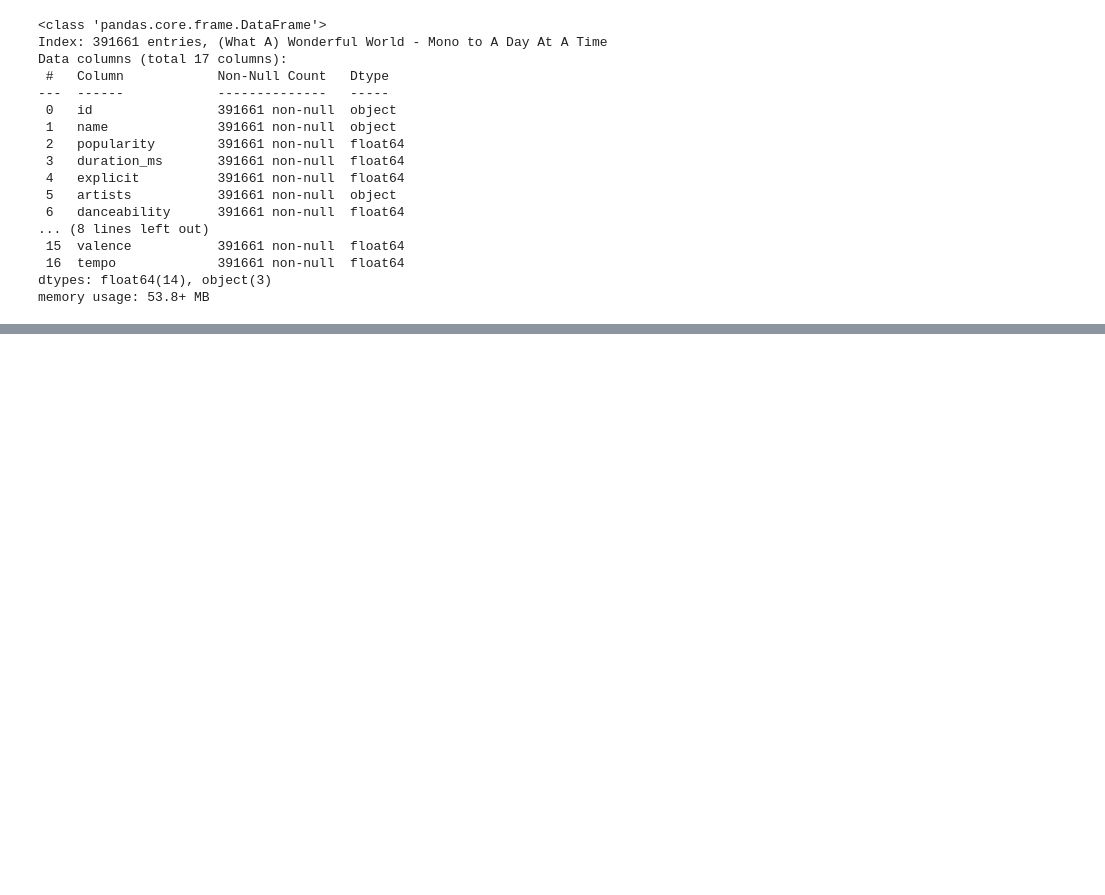
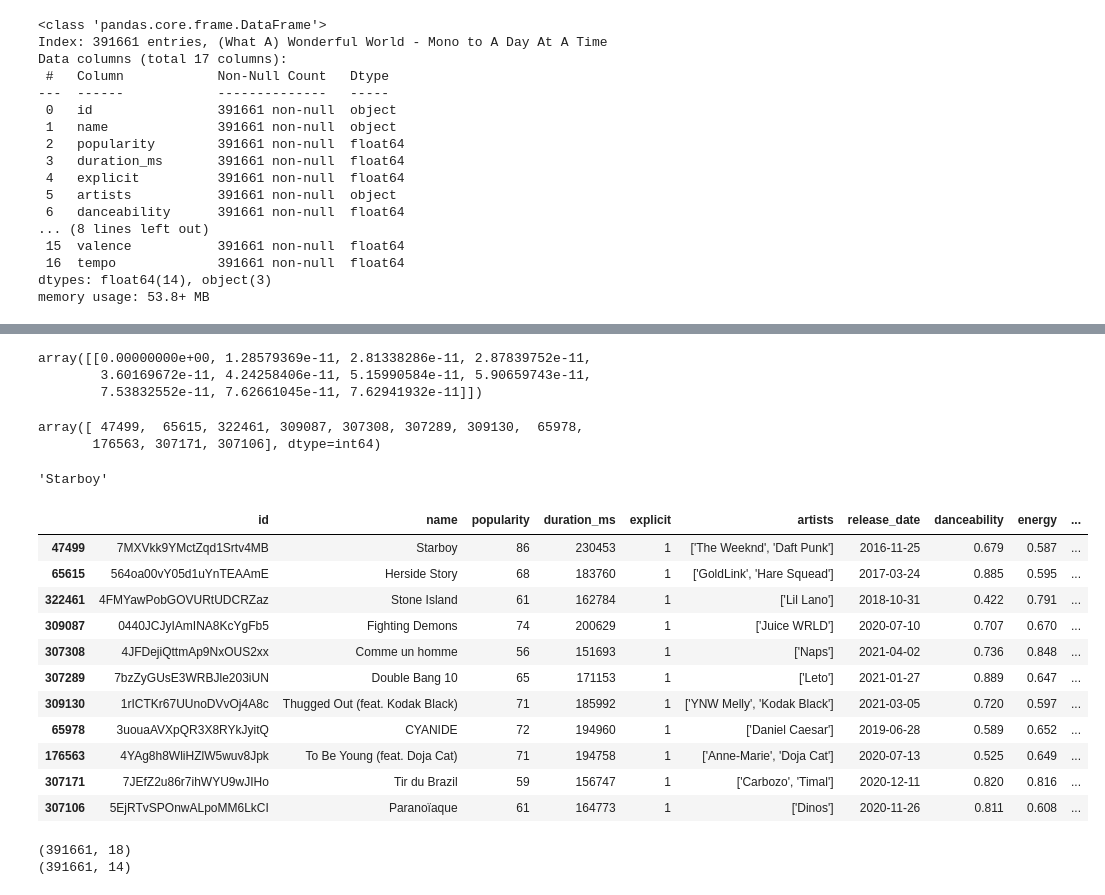
Before and after one commit to junipear21/capstone-group-8-Spotify, a Jupyter notebook: Machine_Learning/Final_KNN_Song_Recommender.ipynb, the cells around one changed output, grey strips where cells are left out. Cells and saved outputs as stored; diff of their text form; code cells hidden in the pictures; blank space fills up the shorter version.

Commit message:
Final Final Recommender, two CSV files, and h5 file

```diff
--- a/Machine_Learning/Final_KNN_Song_Recommender.ipynb
+++ b/Machine_Learning/Final_KNN_Song_Recommender.ipynb
@@ -75,3 +75,5 @@ Data columns (total 18 columns):
  17  tempo             509268 non-null  float64
 dtypes: float64(9), int64(5), object(4)
 memory usage: 69.9+ MB
+# %%
+KNN_top_tracks_alpha=KNN_top_tracks_alpha.drop_duplicates(subset=['name']).reset_index(drop=True)
@@ -171,6 +177,6 @@ memory usage: 53.8+ MB
 # %%
 # Use the standard scaler on the metrics
 
-KNN_top_tracks_proc[['popularity', 'danceability', 'loudness', 'tempo', 'energy', 'key', 'mode', 'speechiness', 'acousticness', 'instrumentalness', 'instrumentalness', 'valence']]=StandardScaler().fit_transform(KNN_top_tracks_proc[['popularity', 'danceability', 'loudness', 'tempo', 'energy', 'key', 'mode', 'speechiness', 'acousticness', 'instrumentalness', 'instrumentalness', 'valence']])
+#KNN_top_tracks_proc[['popularity', 'danceability', 'loudness', 'tempo', 'energy', 'key', 'mode', 'speechiness', 'acousticness', 'instrumentalness', 'instrumentalness', 'valence']]=StandardScaler().fit_transform(KNN_top_tracks_proc[['popularity', 'danceability', 'loudness', 'tempo', 'energy', 'key', 'mode', 'speechiness', 'acousticness', 'instrumentalness', 'instrumentalness', 'valence']])
 # %%
 KNN_top_tracks_proc.head()
@@ -202,21 +262,52 @@ song
 distances, indices = model_knn.kneighbors(KNN_top_tracks_proc.loc[song].to_numpy().reshape(1,-1), 11)
 # %%
 distances
+# %% [output]
+array([[0.00000000e+00, 1.28579369e-11, 2.81338286e-11, 2.87839752e-11,
+        3.60169672e-11, 4.24258406e-11, 5.15990584e-11, 5.90659743e-11,
+        7.53832552e-11, 7.62661045e-11, 7.62941932e-11]])
 # %%
 indices[0]
+# %% [output]
+array([ 47499,  65615, 322461, 309087, 307308, 307289, 309130,  65978,
+       176563, 307171, 307106], dtype=int64)
 # %%
 # Create recommender function
 
 def recommender(song, model_knn, KNN_top_tracks_alpha, KNN_top_tracks_proc):
 
-
     distances, indices = model_knn.kneighbors(KNN_top_tracks_proc.loc[song].to_numpy().reshape(1,-1), 11)
 
+    rtn = KNN_top_tracks_alpha.loc[indices[0]]
 
+    rtn["distance"]=distances[0]#[1:]
 
-    for i in indices:
-        return (KNN_top_tracks_alpha[['name','artists']].loc[i].loc[KNN_top_tracks_alpha['name']!=song])
+    return (rtn)
+# %%
+song
+# %% [output]
+'Starboy'
 # %%
-Run recommender function
+# Run recommender function
 
 recommender(song, model_knn, KNN_top_tracks_alpha, KNN_top_tracks_proc)
+# %% [output]
+|  | id | name | popularity | duration_ms | explicit | artists | release_date | danceability | energy | ... |
+| 47499 | 7MXVkk9YMctZqd1Srtv4MB | Starboy | 86 | 230453 | 1 | ['The Weeknd', 'Daft Punk'] | 2016-11-25 | 0.679 | 0.587 | ... |
+| 65615 | 564oa00vY05d1uYnTEAAmE | Herside Story | 68 | 183760 | 1 | ['GoldLink', 'Hare Squead'] | 2017-03-24 | 0.885 | 0.595 | ... |
+| 322461 | 4FMYawPobGOVURtUDCRZaz | Stone Island | 61 | 162784 | 1 | ['Lil Lano'] | 2018-10-31 | 0.422 | 0.791 | ... |
+| 309087 | 0440JCJyIAmINA8KcYgFb5 | Fighting Demons | 74 | 200629 | 1 | ['Juice WRLD'] | 2020-07-10 | 0.707 | 0.670 | ... |
+| 307308 | 4JFDejiQttmAp9NxOUS2xx | Comme un homme | 56 | 151693 | 1 | ['Naps'] | 2021-04-02 | 0.736 | 0.848 | ... |
+| 307289 | 7bzZyGUsE3WRBJle203iUN | Double Bang 10 | 65 | 171153 | 1 | ['Leto'] | 2021-01-27 | 0.889 | 0.647 | ... |
+| 309130 | 1rICTKr67UUnoDVvOj4A8c | Thugged Out (feat. Kodak Black) | 71 | 185992 | 1 | ['YNW Melly', 'Kodak Black'] | 2021-03-05 | 0.720 | 0.597 | ... |
+| 65978 | 3uouaAVXpQR3X8RYkJyitQ | CYANIDE | 72 | 194960 | 1 | ['Daniel Caesar'] | 2019-06-28 | 0.589 | 0.652 | ... |
+| 176563 | 4YAg8h8WliHZlW5wuv8Jpk | To Be Young (feat. Doja Cat) | 71 | 194758 | 1 | ['Anne-Marie', 'Doja Cat'] | 2020-07-13 | 0.525 | 0.649 | ... |
+| 307171 | 7JEfZ2u86r7ihWYU9wJIHo | Tir du Brazil | 59 | 156747 | 1 | ['Carbozo', 'Timal'] | 2020-12-11 | 0.820 | 0.816 | ... |
+| 307106 | 5EjRTvSPOnwALpoMM6LkCI | Paranoïaque | 61 | 164773 | 1 | ['Dinos'] | 2020-11-26 | 0.811 | 0.608 | ... |
+# %%
+print (KNN_top_tracks_alpha.shape)
+
+print (KNN_top_tracks_proc.shape)
+# %% [output]
+(391661, 18)
+(391661, 14)
```
Also changed, not shown: parts of 19 cells of this notebook, 3 other files.
